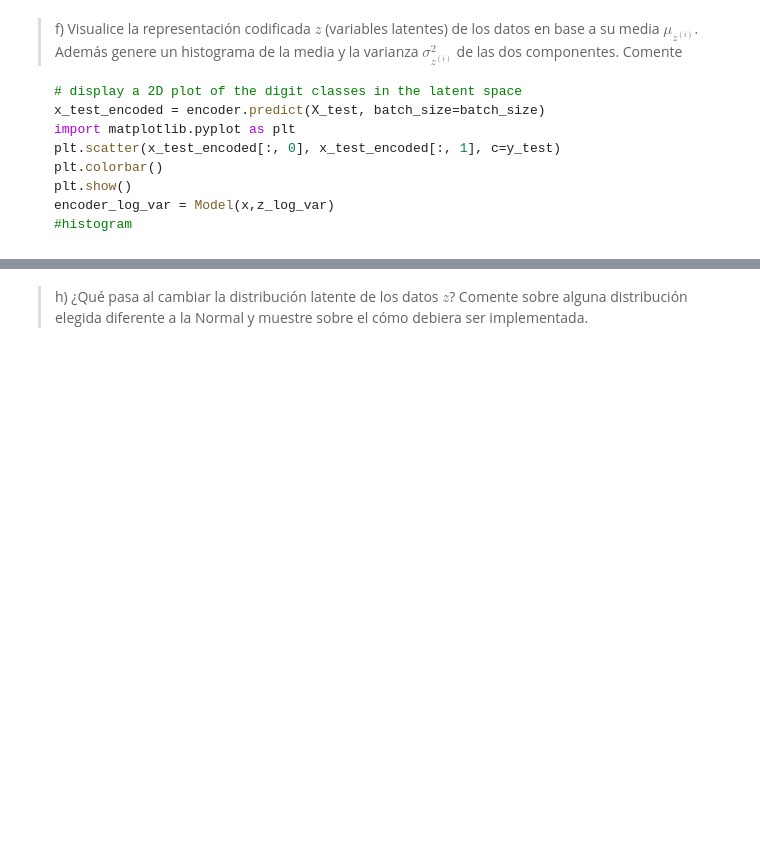
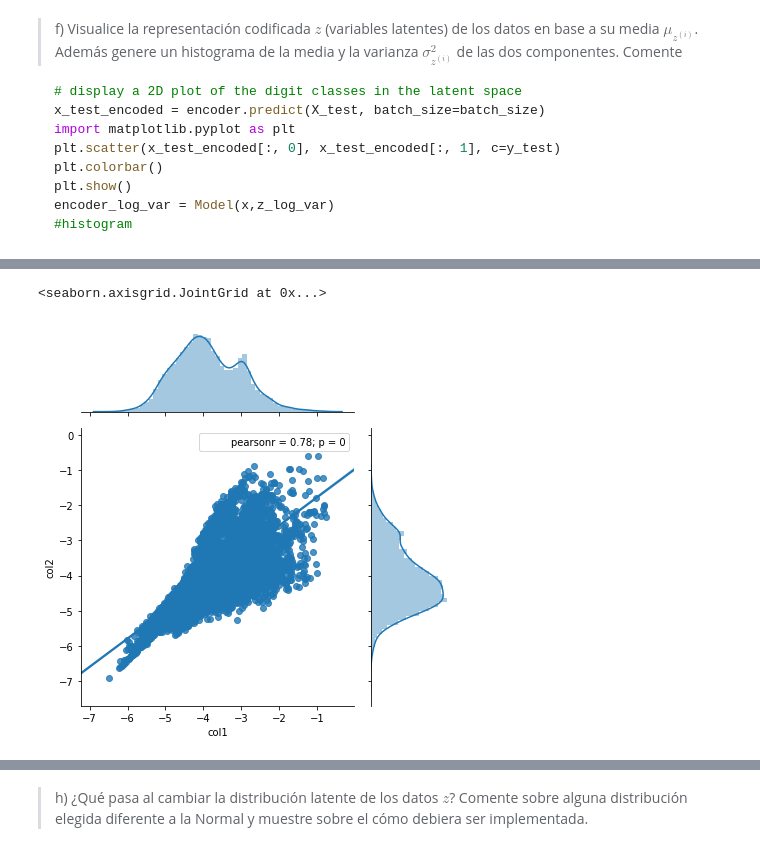
Before and after one commit to Buguemar/NNTarea3, a Jupyter notebook: Pregunta 1.ipynb, the cells around one changed output, grey strips where cells are left out. Drawn from its saved outputs; the diff is of its cells as text; code cells hidden in the pictures; blank space fills up the shorter version.

```diff
--- a/Pregunta 1.ipynb
+++ b/Pregunta 1.ipynb
@@ -342,0 +367,7 @@ encoder_log_var = Model(x,z_log_var)
+# %%
+d_log = {'col1': x_test_encoded_log[:, 0], 'col2': x_test_encoded_log[:, 1]}
+df_log = pd.DataFrame(data=d_log)
+sns.jointplot(x="col1", y="col2", data=df_log,kind="reg", ratio=3)
+# %% [output]
+<seaborn.axisgrid.JointGrid at 0x...>
+[figure, added]
```
Also changed, not shown: parts of 41 cells of this notebook, 8 other files.
